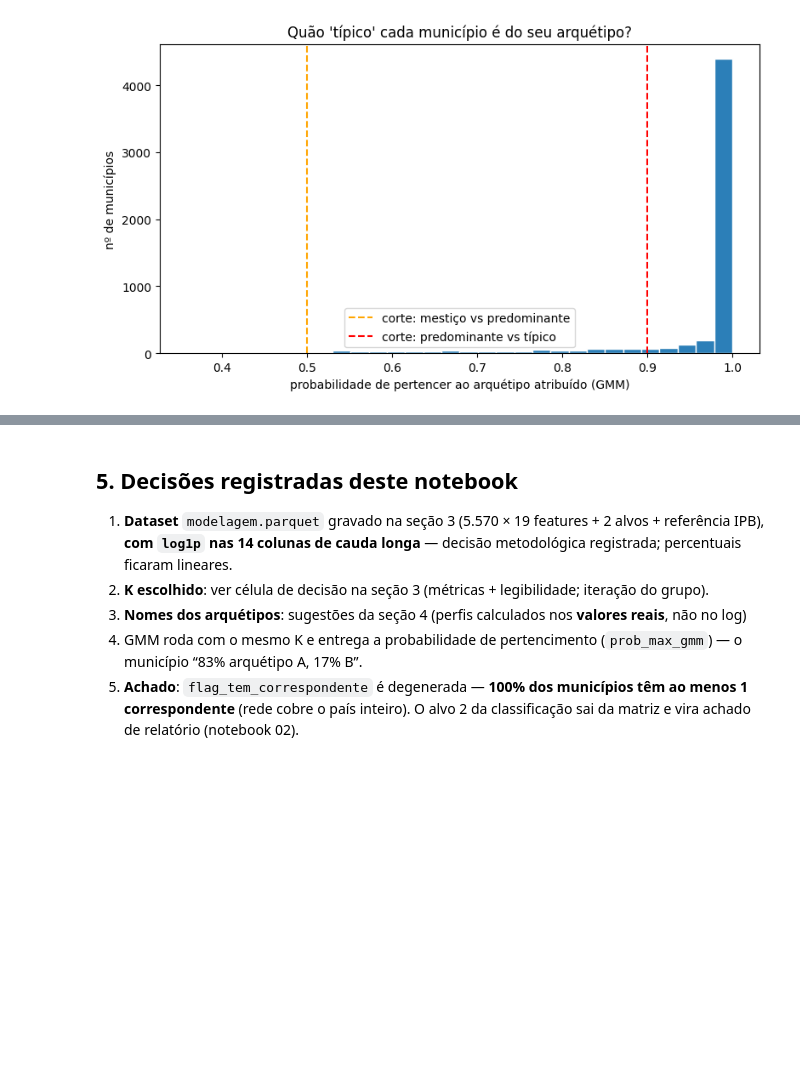
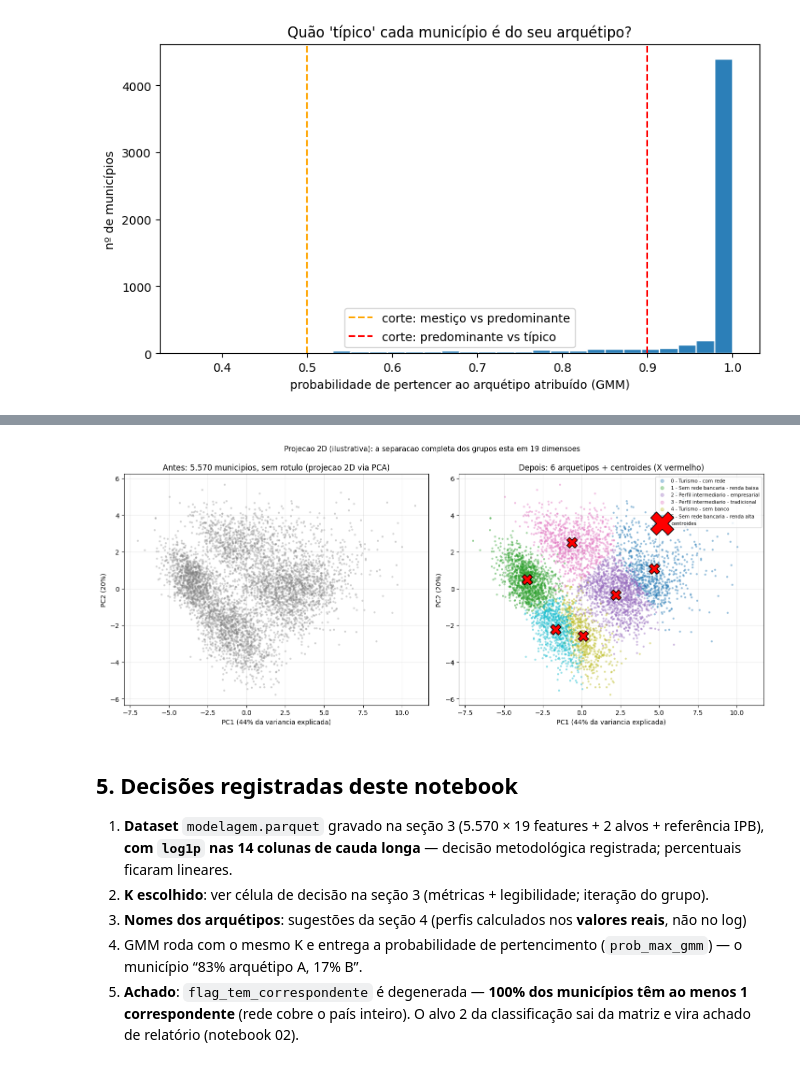
Before and after one commit to LucioFrCruz/heluvina_projeto_final_202602, a Jupyter notebook: notebooks/01_modelagem/01_dataset_e_arquetipos.ipynb, the cells around one changed output, grey strips where cells are left out. Cells and saved outputs as stored; diff of their text form; code cells hidden in the pictures; blank space fills up the shorter version.

Commit message:
feat: adiciona validacao cruzada de algoritmo e scatter 2d dos arquetipos

```diff
--- a/notebooks/01_modelagem/01_dataset_e_arquetipos.ipynb
+++ b/notebooks/01_modelagem/01_dataset_e_arquetipos.ipynb
@@ -330,3 +358,39 @@ mesticos[["id_municipio", "nome_municipio", "sigla_uf", "arquetipo",
+# %%
+from sklearn.decomposition import PCA
+from sklearn.preprocessing import StandardScaler
+
+X_pad = StandardScaler().fit_transform(df_model[FEATURES_MODELO])
+pca = PCA(n_components=2, random_state=SEED)
+X_2d = pca.fit_transform(X_pad)
+centers_2d = pca.transform(modelo_km.cluster_centers_)
+var = pca.explained_variance_ratio_
+
+fig, axes = plt.subplots(1, 2, figsize=(14.5, 6.2))
+axes[0].scatter(X_2d[:, 0], X_2d[:, 1], s=5, alpha=0.25, color="gray")
+axes[0].set_title("Antes: 5.570 municipios, sem rotulo (projecao 2D via PCA)")
+
+cores = plt.cm.tab10(np.linspace(0, 1, K_ESCOLHIDO))
+for c in sorted(pd.unique(labels_km)):
+    mascara = (labels_km.to_numpy() == c)
+    axes[1].scatter(X_2d[mascara, 0], X_2d[mascara, 1], s=5, alpha=0.35,
+                    color=cores[c], label=f"{c} - {nomes[c]}")
+axes[1].scatter(centers_2d[:, 0], centers_2d[:, 1], marker="X", s=260,
+                c="red", edgecolors="black", linewidths=1.2, zorder=5,
+                label="centroides")
+axes[1].set_title("Depois: 6 arquetipos + centroides (X vermelho)")
+axes[1].legend(fontsize=7.5, markerscale=2.2, loc="upper right")
+
+for ax in axes:
+    ax.set_xlabel(f"PC1 ({var[0]:.0%} da variancia explicada)")
+    ax.set_ylabel(f"PC2 ({var[1]:.0%})")
+    ax.grid(alpha=0.25)
+fig.suptitle("Projecao 2D (ilustrativa): a separacao completa dos grupos esta em 19 dimensoes",
+             fontsize=11, y=0.99)
+fig.tight_layout()
+fig.savefig(FIGS / "01_scatter_pca_arquetipos.png", dpi=110)
+plt.show()
+# %% [output]
+[figure, added]
 # %% [markdown]
 ## 5. Decisões registradas deste notebook
 
```
Also changed, not shown: parts of 4 cells of this notebook, 2 other files.
